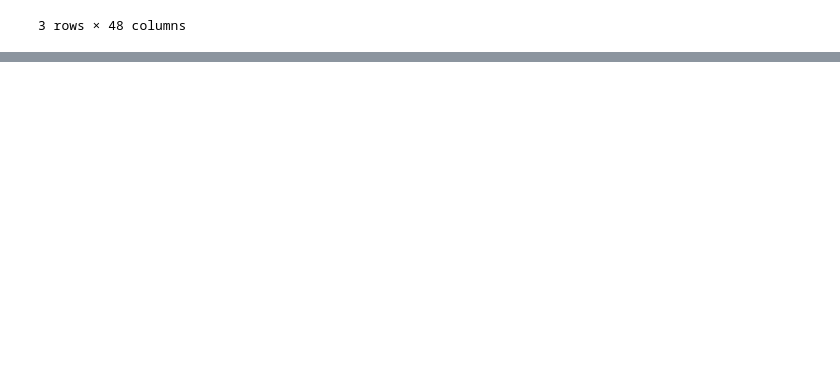
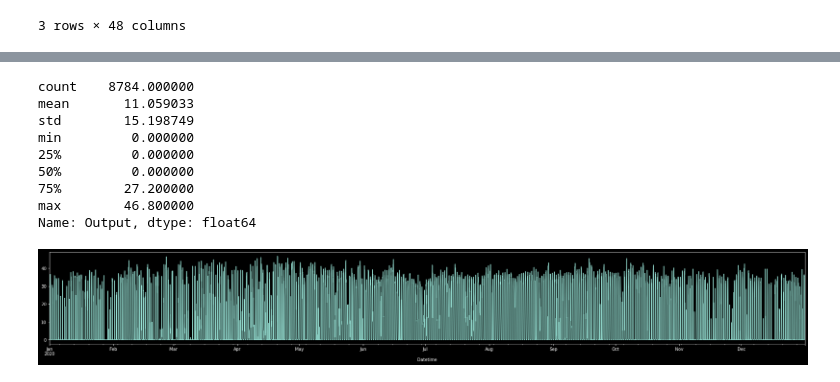
Before and after one commit to dguittet/dispatches, a Jupyter notebook: dispatches/case_studies/renewables_h2_case/prescient_analysis.ipynb, the cells around one changed output, grey strips where cells are left out. Saved outputs shown, nothing was run; the diff lists cells and outputs as text; code cells hidden in the pictures; blank space fills up the shorter version.

```diff
--- a/dispatches/case_studies/renewables_h2_case/prescient_analysis.ipynb
+++ b/dispatches/case_studies/renewables_h2_case/prescient_analysis.ipynb
@@ -455,0 +514,15 @@ plt.legend()
+# %%
+[g for g in gen_df.Generator.unique() if "PV" in g]
+gen_df[gen_df.Generator == '320_PV_1']['Output'].plot(figsize=(32, 4))
+gen_df[gen_df.Generator == '320_PV_1']['Output'].describe()
+# %% [output]
+count    8784.000000
+mean       11.059033
+std        15.198749
+min         0.000000
+25%         0.000000
+50%         0.000000
+75%        27.200000
+max        46.800000
+Name: Output, dtype: float64
+[figure, added]
```
Also changed, not shown: parts of 7 cells of this notebook.
